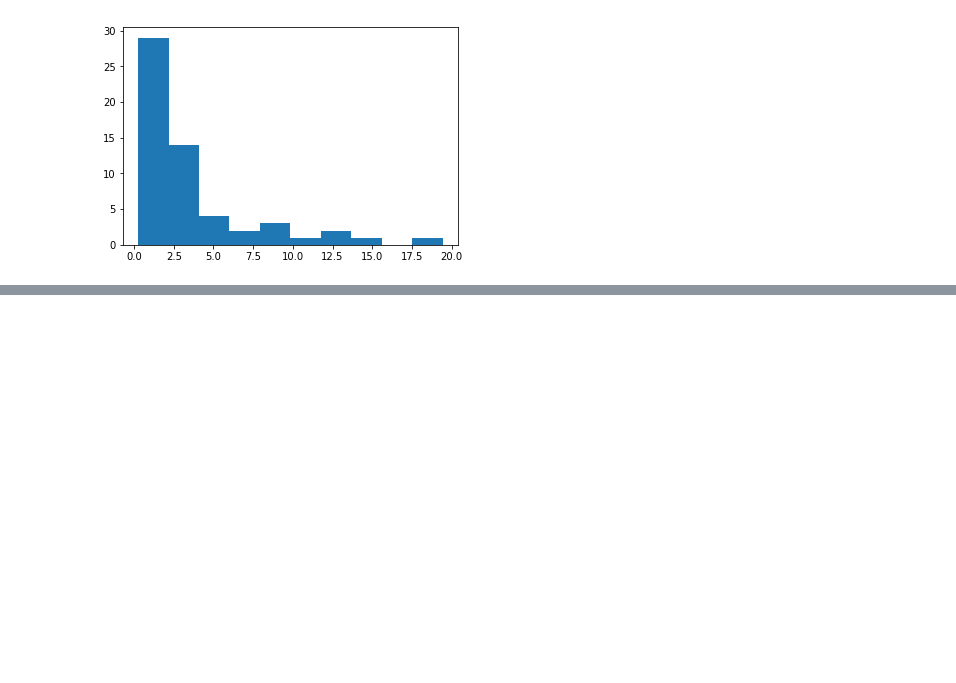
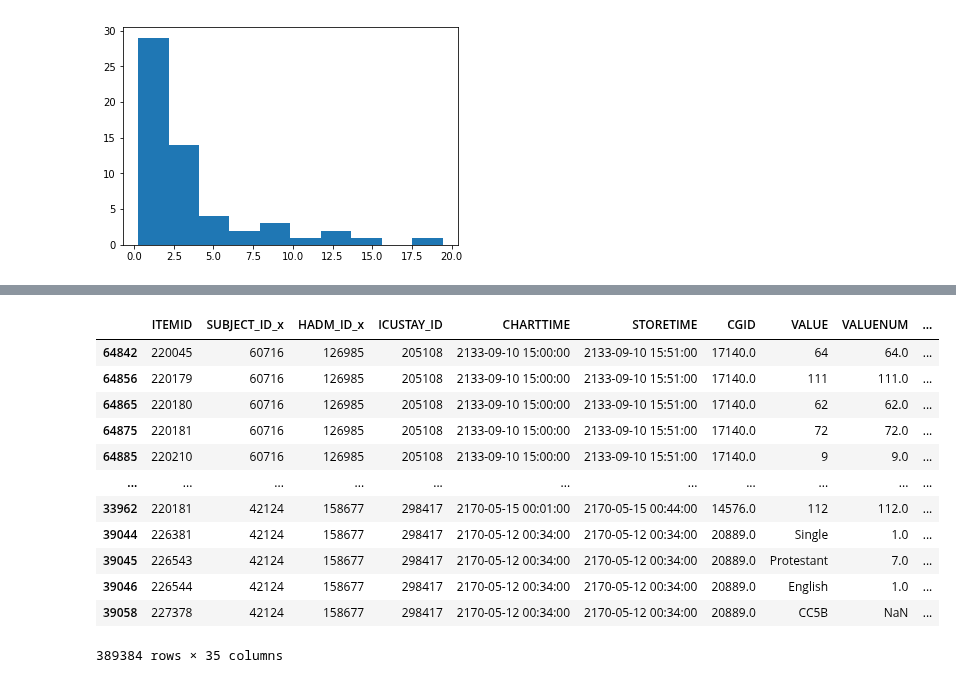
Before and after one commit to adit98/tbi, a Jupyter notebook: notebooks/MIMIC_Data_Processing.ipynb, the cells around one changed output, grey strips where cells are left out. Cells and saved outputs as stored; diff of their text form; code cells hidden in the pictures; blank space fills up the shorter version.

```diff
--- a/notebooks/MIMIC_Data_Processing.ipynb
+++ b/notebooks/MIMIC_Data_Processing.ipynb
@@ -807,0 +868,22 @@ print(los)
+# %%
+icustart = pd.DataFrame(chartevents['INTIME'].astype('datetime64'))
+datetimes = pd.DataFrame(chartevents['CHARTTIME'].astype('datetime64'))
+difftest = ((datetimes['CHARTTIME']-(icustart['INTIME'])).dt.seconds/60).astype(int)
+
+chartevents['offset'] = difftest
+chartevents = chartevents.sort_values(by=['ICUSTAY_ID', 'offset'])
+display(chartevents)
+# %% [output]
+|  | ITEMID | SUBJECT_ID_x | HADM_ID_x | ICUSTAY_ID | CHARTTIME | STORETIME | CGID | VALUE | VALUENUM | ... |
+| 64842 | 220045 | 60716 | 126985 | 205108 | 2133-09-10 15:00:00 | 2133-09-10 15:51:00 | 17140.0 | 64 | 64.0 | ... |
+| 64856 | 220179 | 60716 | 126985 | 205108 | 2133-09-10 15:00:00 | 2133-09-10 15:51:00 | 17140.0 | 111 | 111.0 | ... |
+| 64865 | 220180 | 60716 | 126985 | 205108 | 2133-09-10 15:00:00 | 2133-09-10 15:51:00 | 17140.0 | 62 | 62.0 | ... |
+| 64875 | 220181 | 60716 | 126985 | 205108 | 2133-09-10 15:00:00 | 2133-09-10 15:51:00 | 17140.0 | 72 | 72.0 | ... |
+| 64885 | 220210 | 60716 | 126985 | 205108 | 2133-09-10 15:00:00 | 2133-09-10 15:51:00 | 17140.0 | 9 | 9.0 | ... |
+| ... | ... | ... | ... | ... | ... | ... | ... | ... | ... | ... |
+| 33962 | 220181 | 42124 | 158677 | 298417 | 2170-05-15 00:01:00 | 2170-05-15 00:44:00 | 14576.0 | 112 | 112.0 | ... |
+| 39044 | 226381 | 42124 | 158677 | 298417 | 2170-05-12 00:34:00 | 2170-05-12 00:34:00 | 20889.0 | Single | 1.0 | ... |
+| 39045 | 226543 | 42124 | 158677 | 298417 | 2170-05-12 00:34:00 | 2170-05-12 00:34:00 | 20889.0 | Protestant | 7.0 | ... |
+| 39046 | 226544 | 42124 | 158677 | 298417 | 2170-05-12 00:34:00 | 2170-05-12 00:34:00 | 20889.0 | English | 1.0 | ... |
+| 39058 | 227378 | 42124 | 158677 | 298417 | 2170-05-12 00:34:00 | 2170-05-12 00:34:00 | 20889.0 | CC5B | NaN | ... |
+389384 rows × 35 columns
```
Also changed, not shown: parts of 7 cells of this notebook.
